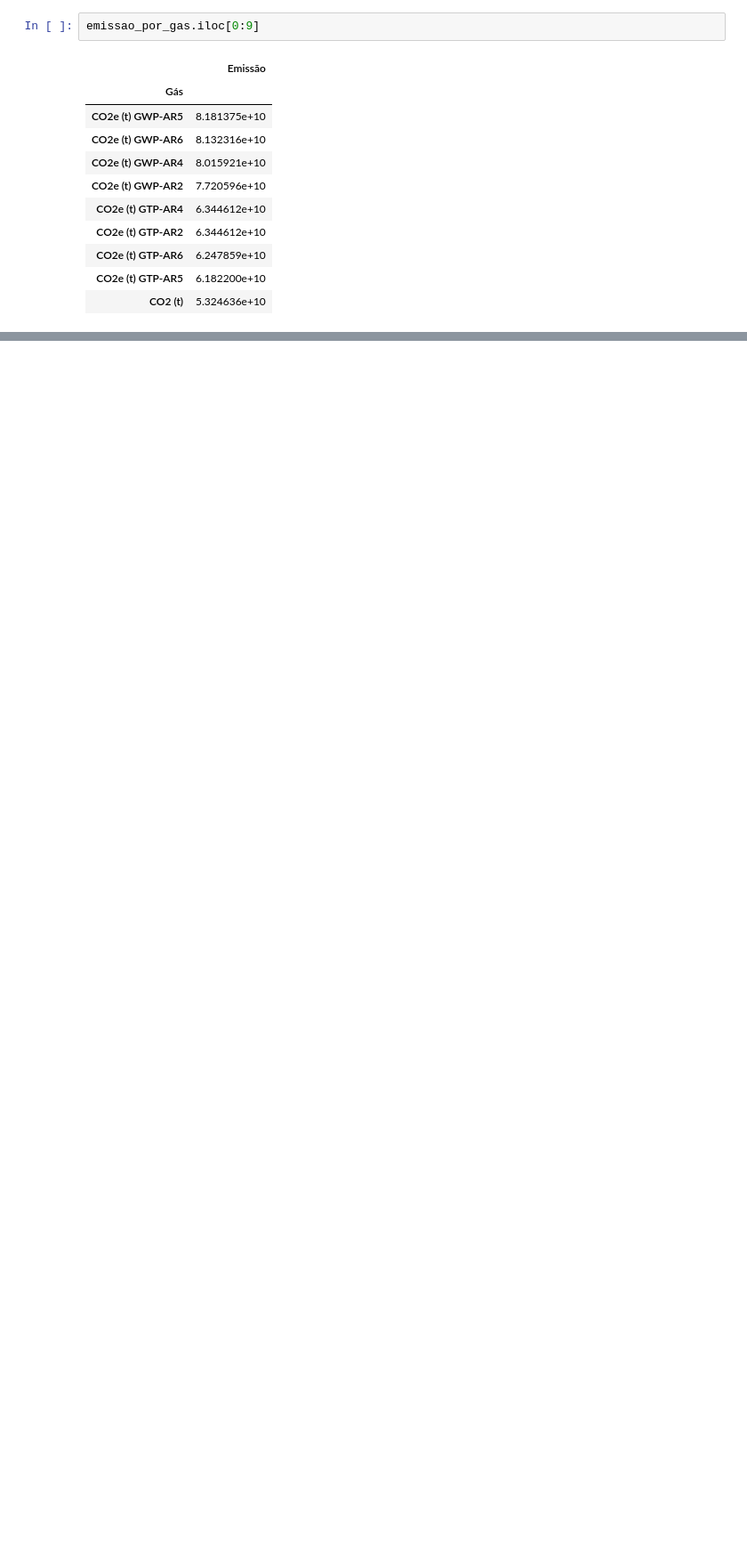
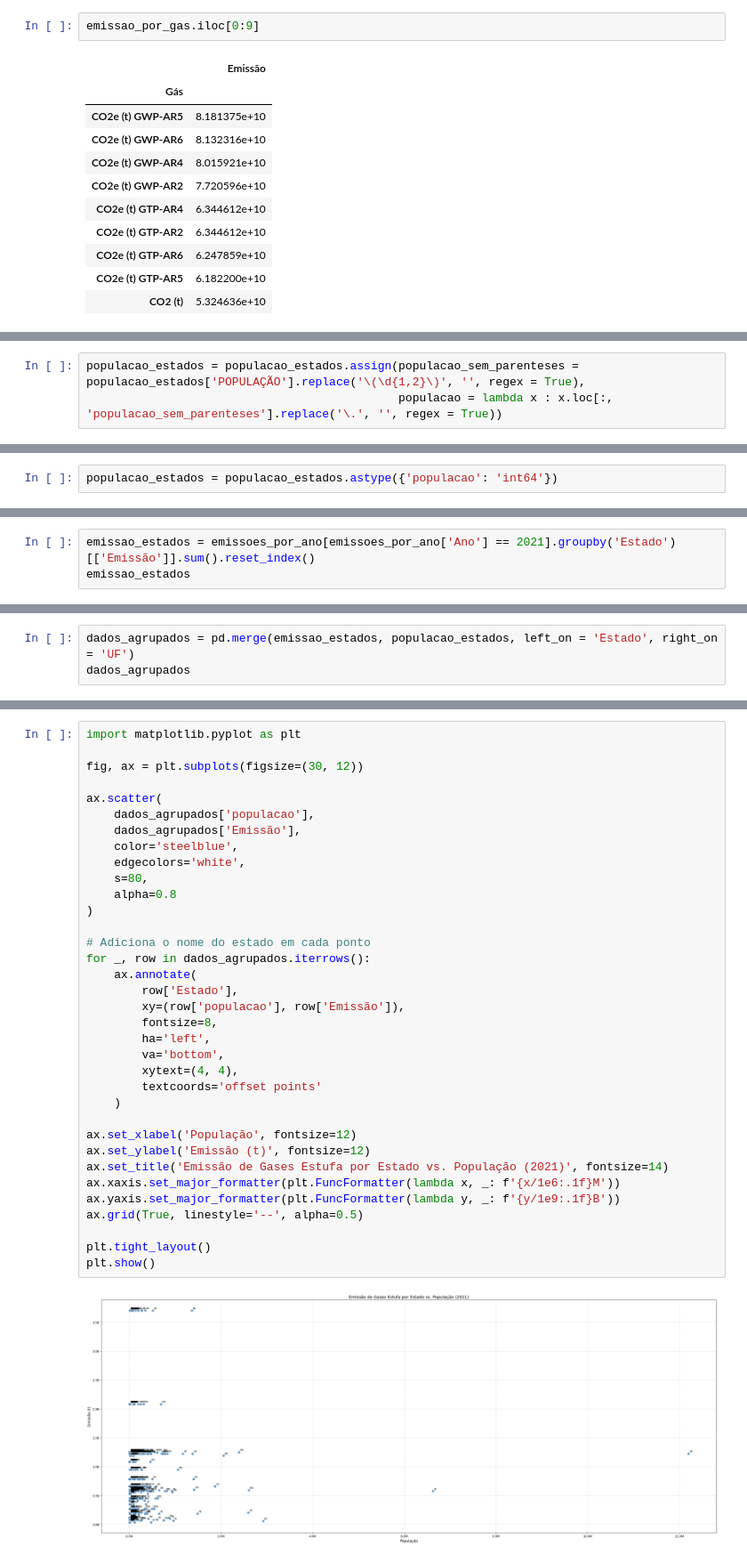
Before and after one commit to felipejoazeiro/tecboard, a Jupyter notebook: CD/Pandas/Course3/projeto.ipynb, the cells around one changed output, grey strips where cells are left out. Shown at 89% size. Drawn from its saved outputs; the diff is of its cells as text; blank space fills up the shorter version.

Commit message:
Unindo dados

```diff
--- a/CD/Pandas/Course3/projeto.ipynb
+++ b/CD/Pandas/Course3/projeto.ipynb
@@ -483,0 +646,3 @@ array([<Axes: xlabel='Ano'>, <Axes: xlabel='Ano'>, <Axes: xlabel='Ano'>,
+# %%
+populacao_estados = populacao_estados.assign(populacao_sem_parenteses = populacao_estados['POPULAÇÃO'].replace('\(\d{1,2}\)', '', regex = True),
+                                             populacao = lambda x : x.loc[:, 'populacao_sem_parenteses'].replace('\.', '', regex = True))
@@ -483,0 +669,2 @@ array([<Axes: xlabel='Ano'>, <Axes: xlabel='Ano'>, <Axes: xlabel='Ano'>,
+# %%
+populacao_estados = populacao_estados.astype({'populacao': 'int64'})
@@ -483,0 +715,3 @@ array([<Axes: xlabel='Ano'>, <Axes: xlabel='Ano'>, <Axes: xlabel='Ano'>,
+# %%
+emissao_estados = emissoes_por_ano[emissoes_por_ano['Ano'] == 2021].groupby('Estado')[['Emissão']].sum().reset_index()
+emissao_estados
@@ -483,0 +736,3 @@ array([<Axes: xlabel='Ano'>, <Axes: xlabel='Ano'>, <Axes: xlabel='Ano'>,
+# %%
+dados_agrupados = pd.merge(emissao_estados, populacao_estados, left_on = 'Estado', right_on = 'UF')
+dados_agrupados
@@ -483,0 +753,37 @@ array([<Axes: xlabel='Ano'>, <Axes: xlabel='Ano'>, <Axes: xlabel='Ano'>,
+# %%
+import matplotlib.pyplot as plt
+
+fig, ax = plt.subplots(figsize=(30, 12))
+
+ax.scatter(
+    dados_agrupados['populacao'],
+    dados_agrupados['Emissão'],
+    color='steelblue',
+    edgecolors='white',
+    s=80,
+    alpha=0.8
+)
+
+# Adiciona o nome do estado em cada ponto
+for _, row in dados_agrupados.iterrows():
+    ax.annotate(
+        row['Estado'],
+        xy=(row['populacao'], row['Emissão']),
+        fontsize=8,
+        ha='left',
+        va='bottom',
+        xytext=(4, 4),
+        textcoords='offset points'
+    )
+
+ax.set_xlabel('População', fontsize=12)
+ax.set_ylabel('Emissão (t)', fontsize=12)
+ax.set_title('Emissão de Gases Estufa por Estado vs. População (2021)', fontsize=14)
+ax.xaxis.set_major_formatter(plt.FuncFormatter(lambda x, _: f'{x/1e6:.1f}M'))
+ax.yaxis.set_major_formatter(plt.FuncFormatter(lambda y, _: f'{y/1e9:.1f}B'))
+ax.grid(True, linestyle='--', alpha=0.5)
+
+plt.tight_layout()
+plt.show()
+# %% [output]
+[figure, added]
```
Also changed, not shown: parts of 118 cells of this notebook, 1 other file.
